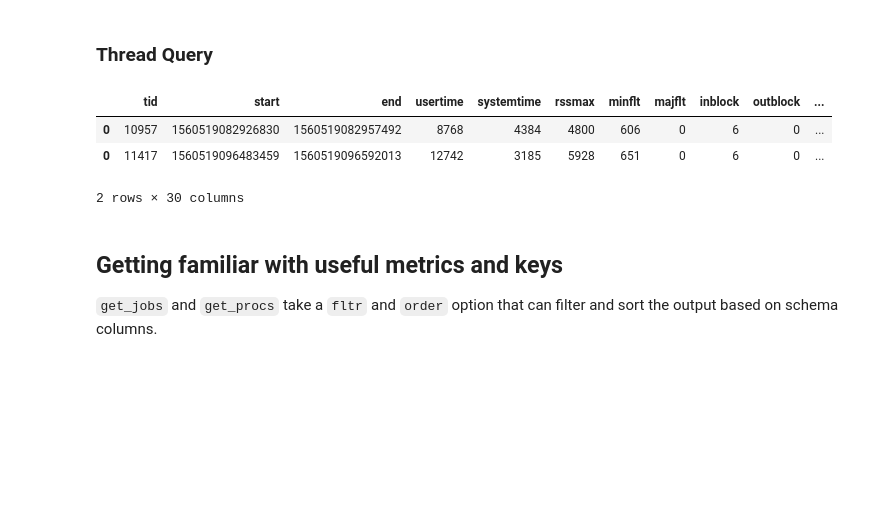
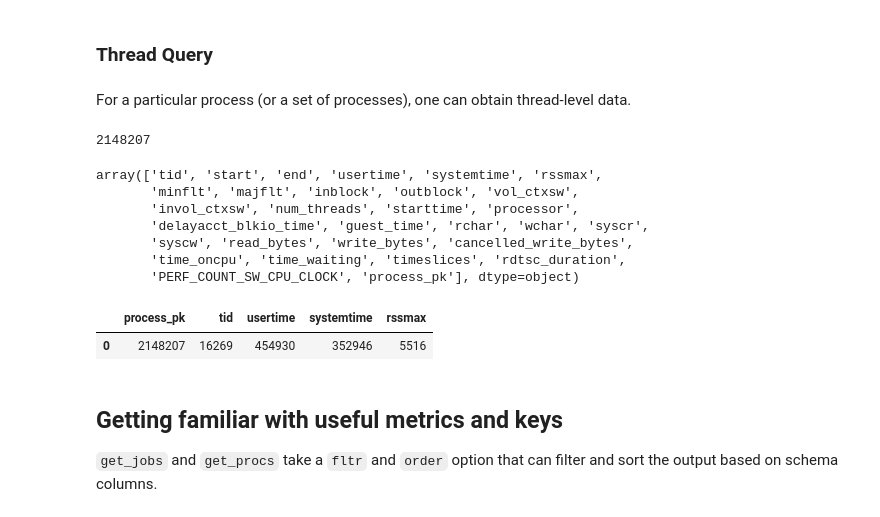
Before and after one commit to ilaflott/epmt, a Jupyter notebook: Query-API.ipynb, the cells around one changed output. Saved outputs shown, nothing was run; the diff lists cells and outputs as text; code cells hidden in the pictures; blank space fills up the shorter version.

```diff
--- a/Query-API.ipynb
+++ b/Query-API.ipynb
@@ -327,14 +327,28 @@ array(['PERF_COUNT_SW_CPU_CLOCK', 'args', 'cancelled_write_bytes',
        'usertime', 'vol_ctxsw', 'wchar', 'write_bytes'], dtype=object)
 # %% [markdown]
 ### Thread Query
-# %%
-# How about getting the threads metrics for these two processes?
-eq.get_thread_metrics([3619, 3622])
-# %% [output]
-|  | tid | start | end | usertime | systemtime | rssmax | minflt | majflt | inblock | outblock | ... |
-| 0 | 10957 | 1560519082926830 | 1560519082957492 | 8768 | 4384 | 4800 | 606 | 0 | 6 | 0 | ... |
-| 0 | 11417 | 1560519096483459 | 1560519096592013 | 12742 | 3185 | 5928 | 651 | 0 | 6 | 0 | ... |
-2 rows × 30 columns
+# %% [markdown]
+For a particular process (or a set of processes), one can obtain thread-level data.
+# %%
+# let's find the root process for a particular job
+root = eq.root('629337', fmt='terse')
+root
+# %% [output]
+2148207
+# %%
+root_threads_df = eq.get_thread_metrics(root)
+display(root_threads_df.columns.values)
+root_threads_df[['process_pk', 'tid', 'usertime', 'systemtime', 'rssmax']]
+# %% [output]
+array(['tid', 'start', 'end', 'usertime', 'systemtime', 'rssmax',
+       'minflt', 'majflt', 'inblock', 'outblock', 'vol_ctxsw',
+       'invol_ctxsw', 'num_threads', 'starttime', 'processor',
+       'delayacct_blkio_time', 'guest_time', 'rchar', 'wchar', 'syscr',
+       'syscw', 'read_bytes', 'write_bytes', 'cancelled_write_bytes',
+       'time_oncpu', 'time_waiting', 'timeslices', 'rdtsc_duration',
+       'PERF_COUNT_SW_CPU_CLOCK', 'process_pk'], dtype=object)
+|  | process_pk | tid | usertime | systemtime | rssmax |
+| 0 | 2148207 | 16269 | 454930 | 352946 | 5516 |
 # %% [markdown]
 ## Getting familiar with useful metrics and keys
 
```
Also changed, not shown: parts of 1 cell of this notebook.
